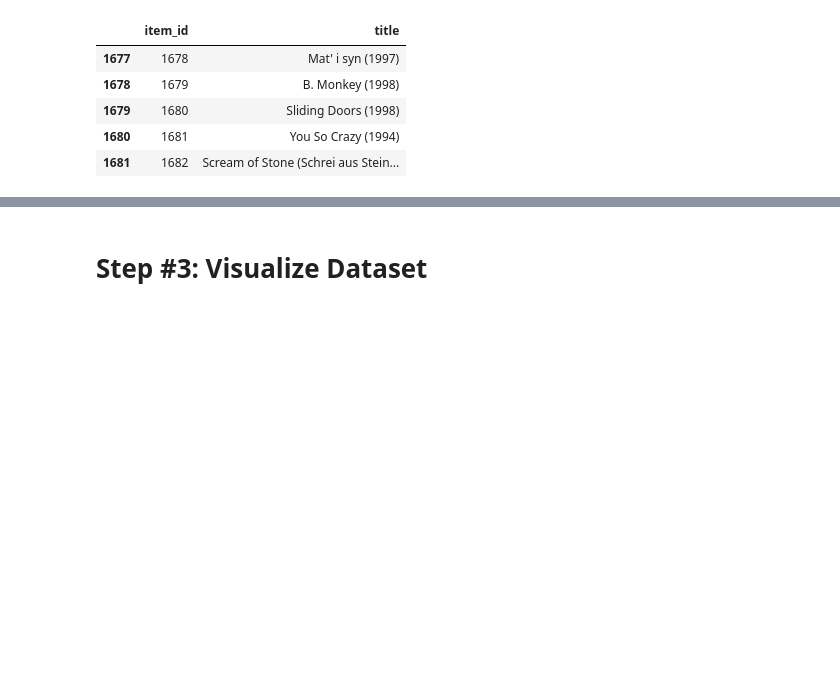
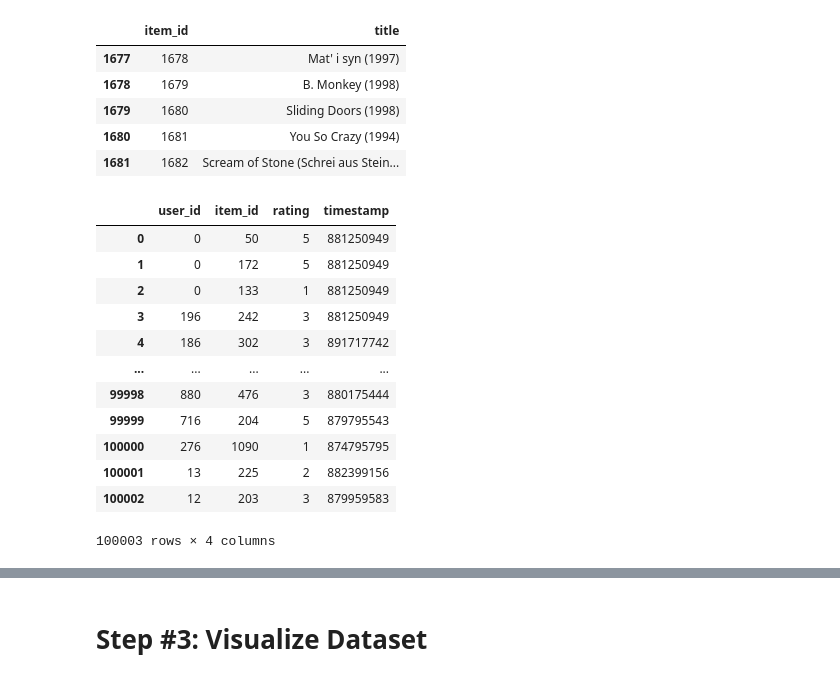
Before and after one commit to hrishitelang/Movie-Recommender-System, a Jupyter notebook: Movie Recommender System.ipynb, the cells around one changed output, grey strips where cells are left out. Drawn from its saved outputs; the diff is of its cells as text; code cells hidden in the pictures; blank space fills up the shorter version.

```diff
--- a/Movie Recommender System.ipynb
+++ b/Movie Recommender System.ipynb
@@ -61,4 +61,20 @@ movie_titles_df.tail(5)
 | 1680 | 1681 | You So Crazy (1994) |
 | 1681 | 1682 | Scream of Stone (Schrei aus Stein... |
 # %%
-movie_rating_df = pd.read_csv('u.data')
+movie_rating_df = pd.read_csv('u.data', sep='\t', names=['user_id', 'item_id', 'rating', 'timestamp'])
+# %%
+movie_rating_df
+# %% [output]
+|  | user_id | item_id | rating | timestamp |
+| 0 | 0 | 50 | 5 | 881250949 |
+| 1 | 0 | 172 | 5 | 881250949 |
+| 2 | 0 | 133 | 1 | 881250949 |
+| 3 | 196 | 242 | 3 | 881250949 |
+| 4 | 186 | 302 | 3 | 891717742 |
+| ... | ... | ... | ... | ... |
+| 99998 | 880 | 476 | 3 | 880175444 |
+| 99999 | 716 | 204 | 5 | 879795543 |
+| 100000 | 276 | 1090 | 1 | 874795795 |
+| 100001 | 13 | 225 | 2 | 882399156 |
+| 100002 | 12 | 203 | 3 | 879959583 |
+100003 rows × 4 columns
```
Also changed, not shown: parts of 7 cells of this notebook.
